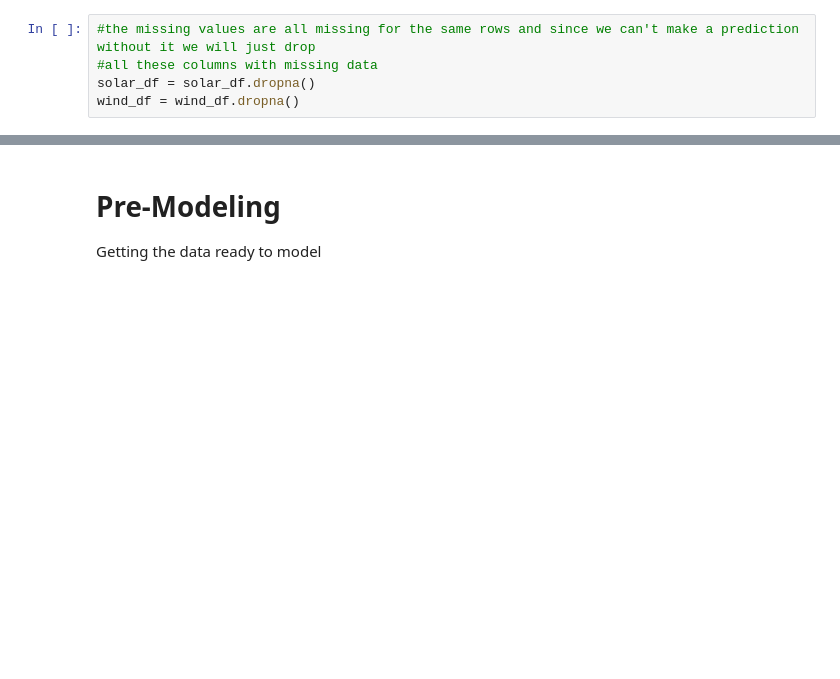
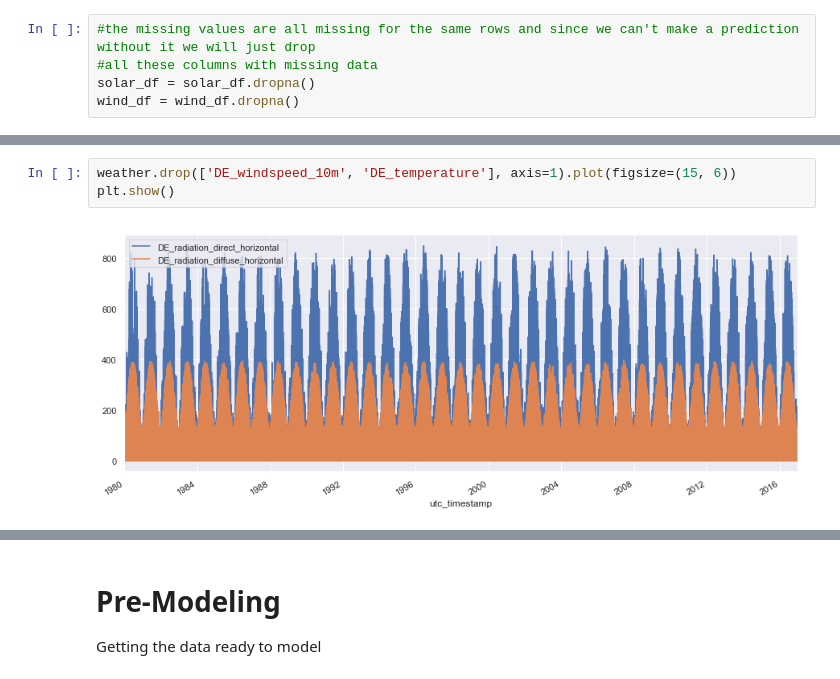
Before and after one commit to robertjprior/Intro-ML-Projects, a Jupyter notebook: Renewable Energy Prediction 1.ipynb, the cells around one changed output, grey strips where cells are left out. Drawn from its saved outputs; the diff is of its cells as text; blank space fills up the shorter version.

```diff
--- a/Renewable Energy Prediction 1.ipynb
+++ b/Renewable Energy Prediction 1.ipynb
@@ -187,0 +246,5 @@ wind_df = wind_df.dropna()
+# %%
+weather.drop(['DE_windspeed_10m', 'DE_temperature'], axis=1).plot(figsize=(15, 6))
+plt.show()
+# %% [output]
+[figure, added]
```
Also changed, not shown: parts of 22 cells of this notebook.
